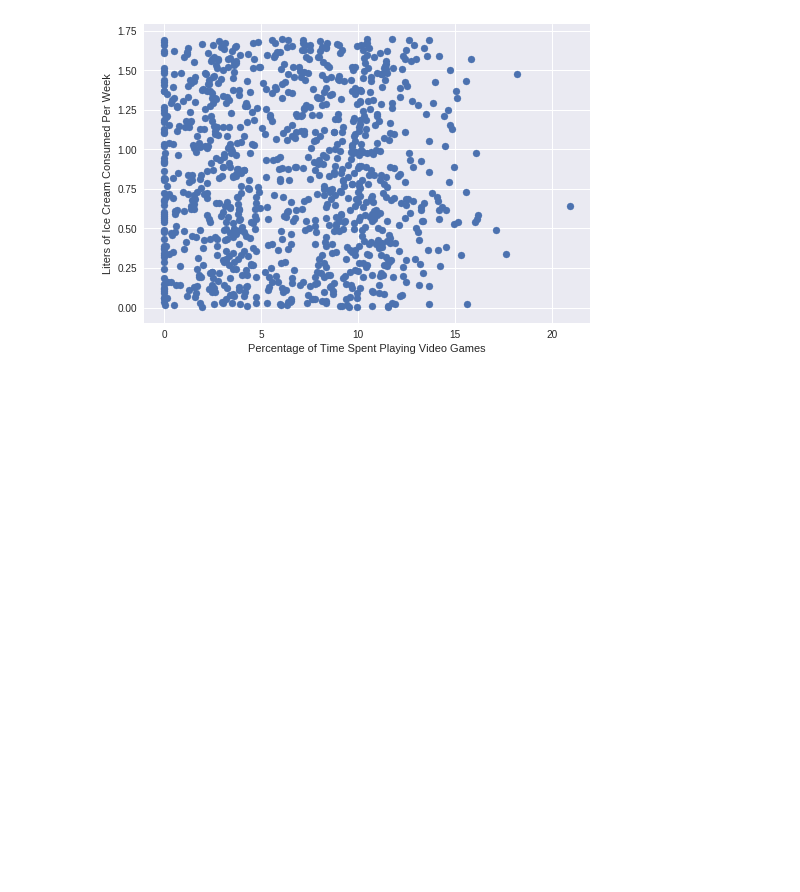
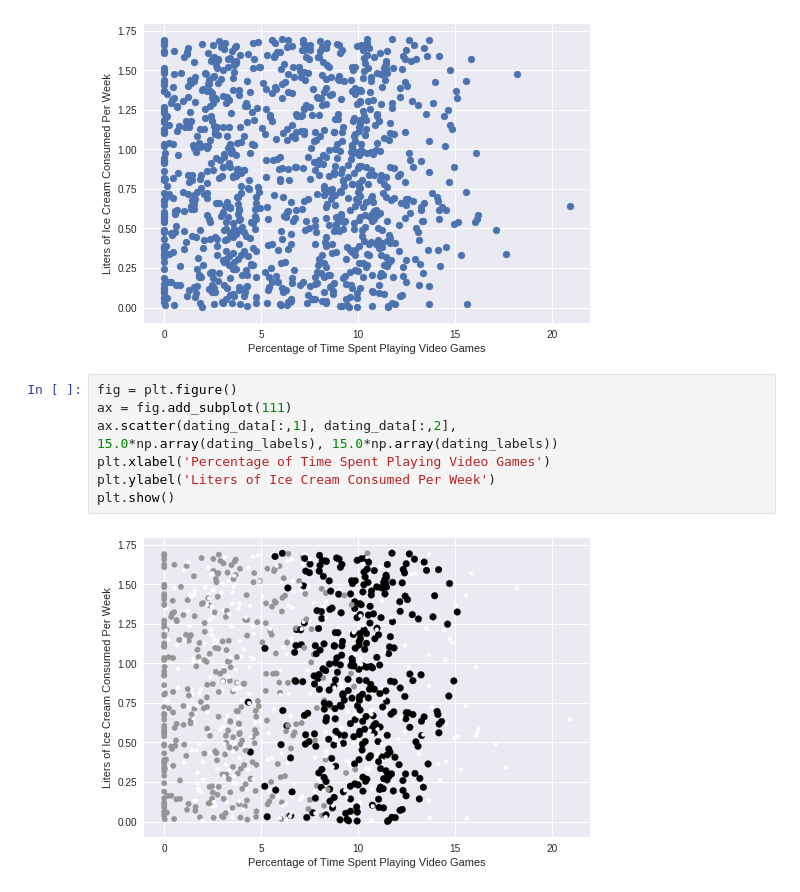
Before and after one commit to JacksonIsaac/colab_notebooks, a Jupyter notebook: Chap2_machine_learning_in_action.ipynb, the cells around one changed output. Drawn from its saved outputs; the diff is of its cells as text; blank space fills up the shorter version.

```diff
--- a/Chap2_machine_learning_in_action.ipynb
+++ b/Chap2_machine_learning_in_action.ipynb
@@ -184,3 +184,13 @@ plt.ylabel('Liters of Ice Cream Consumed Per Week')
 plt.show()
 # %% [output]
 [figure]
+# %%
+fig = plt.figure()
+ax = fig.add_subplot(111)
+ax.scatter(dating_data[:,1], dating_data[:,2],
+15.0*np.array(dating_labels), 15.0*np.array(dating_labels))
+plt.xlabel('Percentage of Time Spent Playing Video Games')
+plt.ylabel('Liters of Ice Cream Consumed Per Week')
+plt.show()
+# %% [output]
+[figure, added]
```
Also changed, not shown: parts of 13 cells of this notebook.
